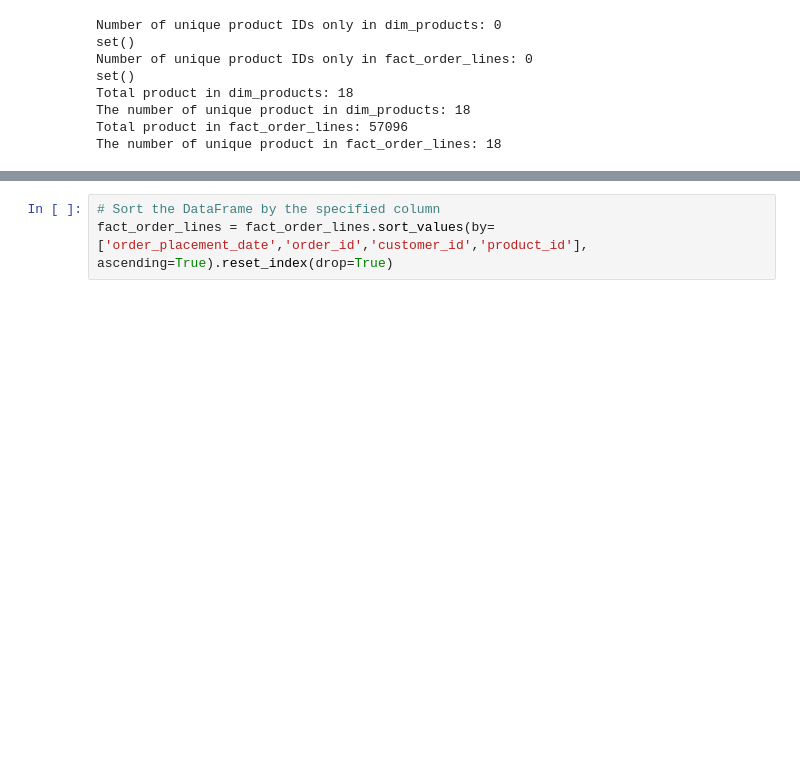
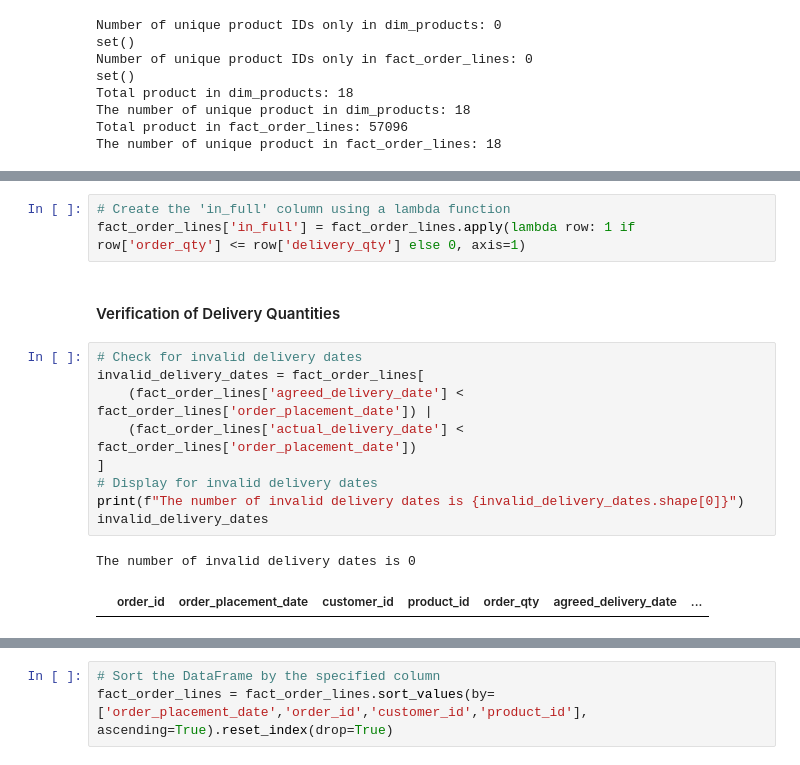
Before and after one commit to WalterEdwardd/AtliQ_Mart-Supply_Chain_Improvement_Project, a Jupyter notebook: notebooks/processed_data.ipynb, the cells around one changed output, grey strips where cells are left out. Cells and saved outputs as stored; diff of their text form; blank space fills up the shorter version.

```diff
--- a/notebooks/processed_data.ipynb
+++ b/notebooks/processed_data.ipynb
@@ -1359,0 +1444,17 @@ Once you have cleaned your data, sorting is a necessary step to make it easier t
+# %%
+# Create the 'in_full' column using a lambda function
+fact_order_lines['in_full'] = fact_order_lines.apply(lambda row: 1 if row['order_qty'] <= row['delivery_qty'] else 0, axis=1)
+# %% [markdown]
+#### Verification of Delivery Quantities
+# %%
+# Check for invalid delivery dates
+invalid_delivery_dates = fact_order_lines[
+    (fact_order_lines['agreed_delivery_date'] < fact_order_lines['order_placement_date']) |
+    (fact_order_lines['actual_delivery_date'] < fact_order_lines['order_placement_date'])
+]
+# Display for invalid delivery dates
+print(f"The number of invalid delivery dates is {invalid_delivery_dates.shape[0]}")
+invalid_delivery_dates
+# %% [output]
+The number of invalid delivery dates is 0
+|  | order_id | order_placement_date | customer_id | product_id | order_qty | agreed_delivery_date | ... |
```
Also changed, not shown: parts of 69 cells of this notebook.
